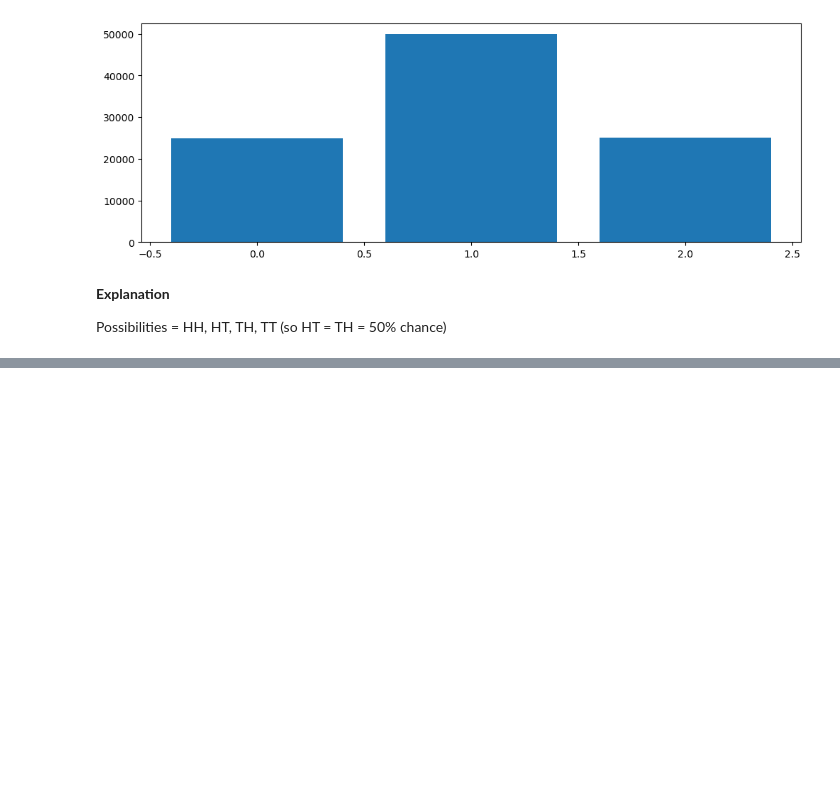
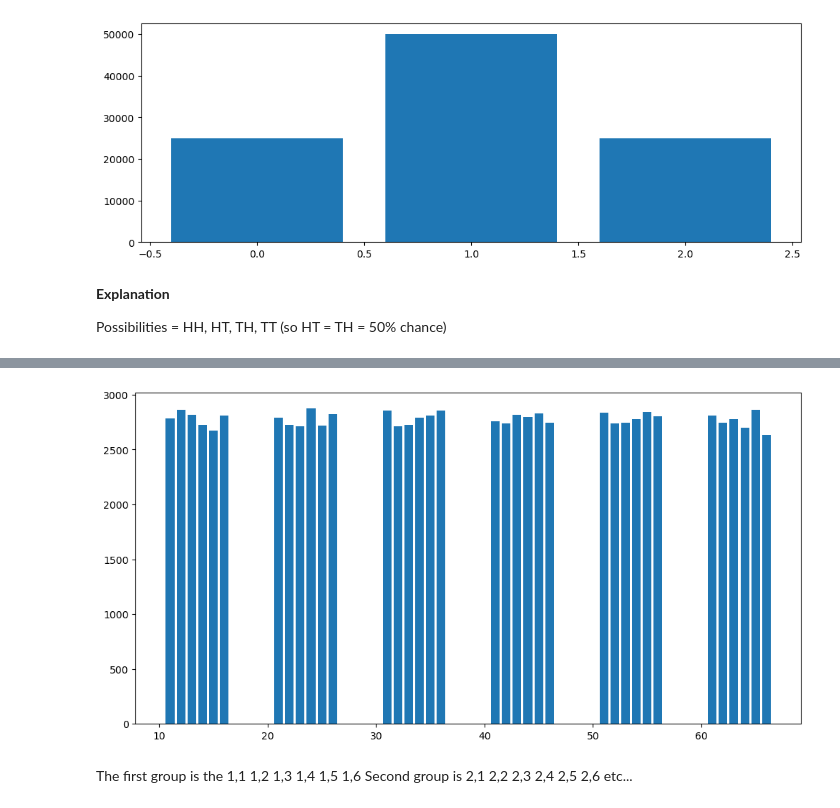
Before and after one commit to PeeBs68/mywork, a Jupyter notebook: fund_da_week7and8.ipynb, the cells around one changed output, grey strips where cells are left out. Cells and saved outputs as stored; diff of their text form; code cells hidden in the pictures; blank space fills up the shorter version.

```diff
--- a/fund_da_week7and8.ipynb
+++ b/fund_da_week7and8.ipynb
@@ -84,0 +155,6 @@ Possibilities = HH, HT, TH, TT (so HT = TH = 50% chance)
+# %%
+# Plotting the individual rolls together to show how each roll is combined
+
+individual_double_rolls = double_rolls[:,0] * 10 + double_rolls[:,1]
+
+individual_double_rolls
@@ -84,0 +163,6 @@ Possibilities = HH, HT, TH, TT (so HT = TH = 50% chance)
+# %%
+# Count the unique values
+
+x, counts = np.unique(individual_double_rolls, return_counts=True)
+
+x, counts
@@ -84,0 +177,12 @@ Possibilities = HH, HT, TH, TT (so HT = TH = 50% chance)
+# %%
+# Create a plot
+
+fig, ax = plt.subplots(figsize=(12,6))
+
+ax.bar(x, counts);
+# %% [output]
+[figure, added]
+# %% [markdown]
+The first group is the 1,1 1,2 1,3 1,4 1,5 1,6
+Second group is 2,1 2,2 2,3 2,4 2,5 2,6
+etc...
```
Also changed, not shown: parts of 18 cells of this notebook.
